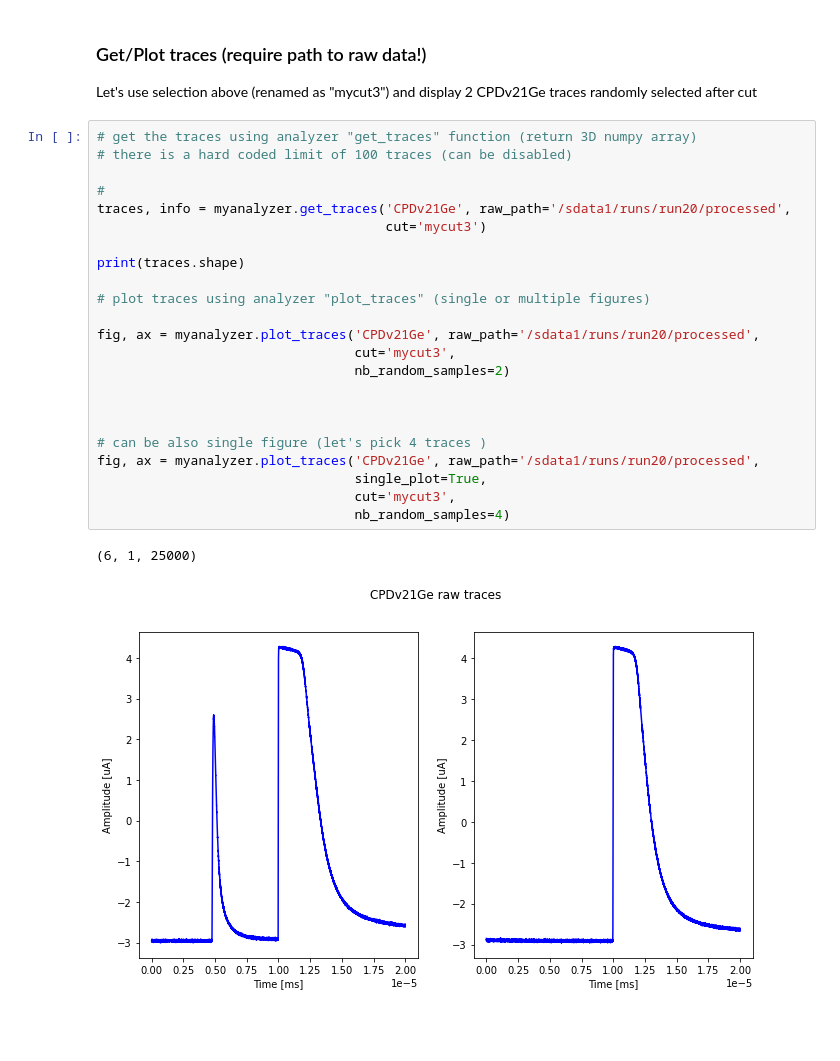
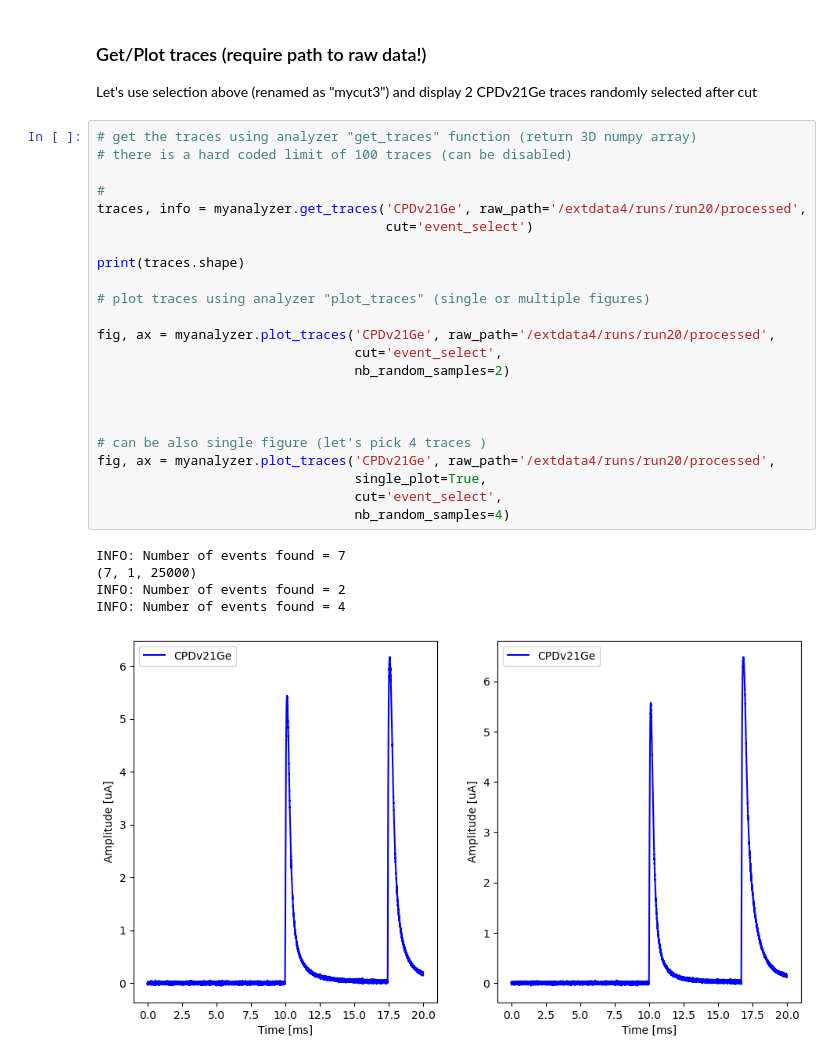
Before and after one commit to spice-herald/detanalysis, a Jupyter notebook: demos/analyzer_example.ipynb, the cells around one changed output. Drawn from its saved outputs; the diff is of its cells as text; blank space fills up the shorter version.

```diff
--- a/demos/analyzer_example.ipynb
+++ b/demos/analyzer_example.ipynb
@@ -336,26 +320,29 @@ Let's use selection above (renamed as "mycut3") and display 2 CPDv21Ge traces ra
 # %%
 # get the traces using analyzer "get_traces" function (return 3D numpy array)
 # there is a hard coded limit of 100 traces (can be disabled)
 
 #
-traces, info = myanalyzer.get_traces('CPDv21Ge', raw_path='/sdata1/runs/run20/processed',
-                                     cut='mycut3')
+traces, info = myanalyzer.get_traces('CPDv21Ge', raw_path='/extdata4/runs/run20/processed',
+                                     cut='event_select')
 
 print(traces.shape)
 
 # plot traces using analyzer "plot_traces" (single or multiple figures)
 
-fig, ax = myanalyzer.plot_traces('CPDv21Ge', raw_path='/sdata1/runs/run20/processed',
-                                 cut='mycut3',
+fig, ax = myanalyzer.plot_traces('CPDv21Ge', raw_path='/extdata4/runs/run20/processed',
+                                 cut='event_select',
                                  nb_random_samples=2)
 
 
 
 # can be also single figure (let's pick 4 traces )
-fig, ax = myanalyzer.plot_traces('CPDv21Ge', raw_path='/sdata1/runs/run20/processed',
+fig, ax = myanalyzer.plot_traces('CPDv21Ge', raw_path='/extdata4/runs/run20/processed',
                                  single_plot=True,
-                                 cut='mycut3',
+                                 cut='event_select',
                                  nb_random_samples=4)
 # %% [output]
-(6, 1, 25000)
+INFO: Number of events found = 7
+(7, 1, 25000)
+INFO: Number of events found = 2
+INFO: Number of events found = 4
-[figure, old version]
+[figure, new version]
```
Also changed, not shown: parts of 8 cells of this notebook.
